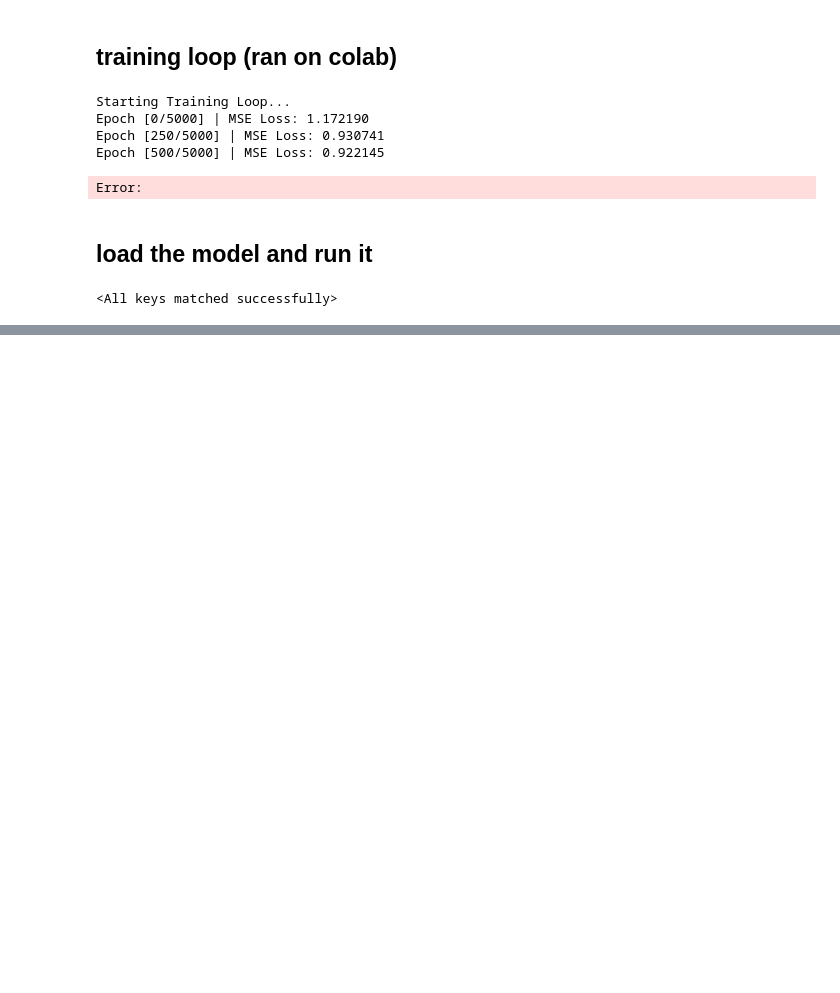
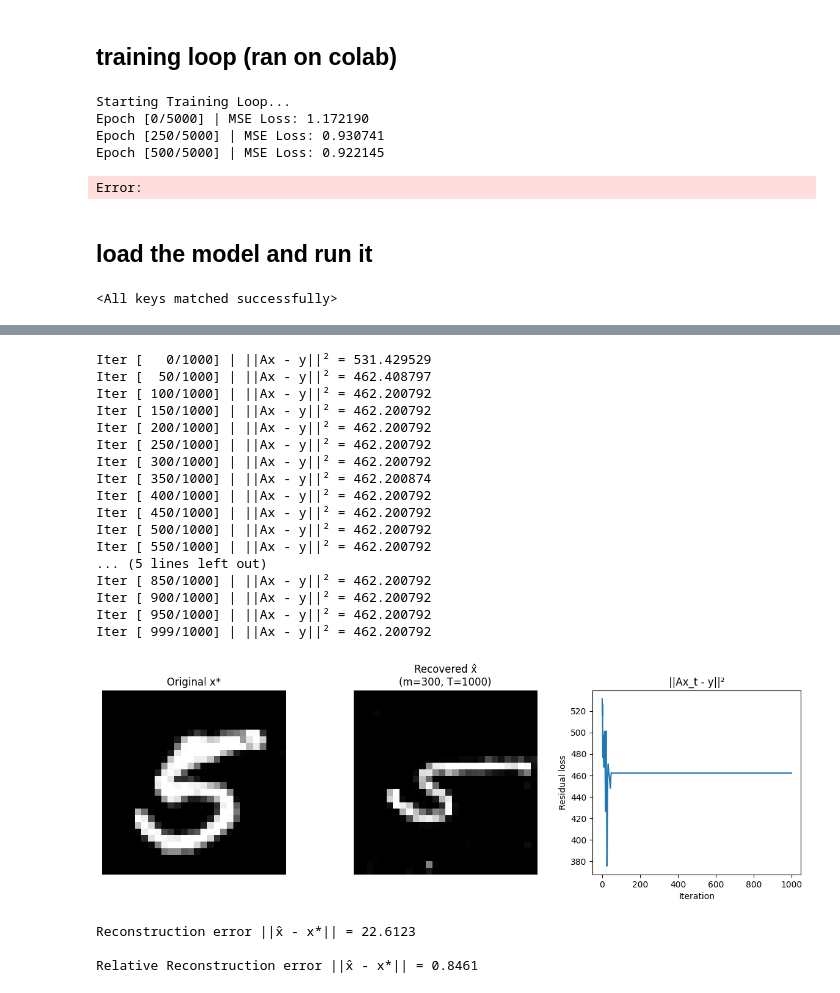
Before and after one commit to 1234krishna1234bhatt1234/GAN-based-projector-for-faster-recovery, a Jupyter notebook: Main.ipynb, the cells around one changed output, grey strips where cells are left out. Cells and saved outputs as stored; diff of their text form; code cells hidden in the pictures; blank space fills up the shorter version.

```diff
--- a/Main.ipynb
+++ b/Main.ipynb
@@ -183,0 +253,73 @@ plt.show()
+# %%
+# ============================================================
+# Demo: Compress a generated image and recover it
+# ============================================================
+
+m          = 300        # number of measurements  (m << 784)
+n          = 28 * 28    # signal dimension
+eta        = 0.05       # step size  (tune this if it diverges)
+T          = 500        # iterations
+
+# ── 1. Create a ground-truth image from G ───────────────────
+with torch.no_grad():
+    z_true       = torch.randn(1, 100, 1, 1).to(device)
+    x_true_img   = G(z_true)                         # (1,1,28,28)  in [-1,1]
+    x_true       = x_true_img.view(n).to(device)     # flatten to (784,)
+
+# ── 2. Build random Gaussian measurement matrix A ───────────
+torch.manual_seed(42)
+A = (torch.randn(m, n) / (m ** 0.5)).to(device)     # (m, n)
+
+# ── 3. Simulate observations  y = Ax* ───────────────────────
+with torch.no_grad():
+    y = A @ x_true                                   # (m,)
+
+# ── 4. Run the algorithm ─────────────────────────────────────
+x_hat, losses = pgd_on_range_G(A, y, G, G_inv, eta=eta, T=T, device=device)
+
+# ── 5. Visualise results ─────────────────────────────────────
+fig, axes = plt.subplots(1, 3, figsize=(12, 4))
+
+axes[0].imshow(x_true_img.cpu().detach().numpy().reshape(28, 28), cmap='gray')
+axes[0].set_title('Original x*')
+axes[0].axis('off')
+
+axes[1].imshow(x_hat.cpu().detach().numpy().reshape(28, 28), cmap='gray')
+axes[1].set_title(f'Recovered x̂\n(m={m}, T={T})')
+axes[1].axis('off')
+
+axes[2].plot(losses)
+axes[2].set_title('||Ax_t - y||²')
+axes[2].set_xlabel('Iteration')
+axes[2].set_ylabel('Residual loss')
+
+plt.tight_layout()
+plt.show()
+
+# ── 6. Pixel-space reconstruction error ──────────────────────
+with torch.no_grad():
+    err = torch.norm(x_hat.view(n) - x_true).item()
+print(f"\nReconstruction error ||x̂ - x*|| = {err:.4f}")
+print(f"\nRelative Reconstruction error ||x̂ - x*|| = {err / torch.norm(x_true).item():.4f}")
+# %% [output]
+Iter [   0/1000] | ||Ax - y||² = 531.429529
+Iter [  50/1000] | ||Ax - y||² = 462.408797
+Iter [ 100/1000] | ||Ax - y||² = 462.200792
+Iter [ 150/1000] | ||Ax - y||² = 462.200792
+Iter [ 200/1000] | ||Ax - y||² = 462.200792
+Iter [ 250/1000] | ||Ax - y||² = 462.200792
+Iter [ 300/1000] | ||Ax - y||² = 462.200792
+Iter [ 350/1000] | ||Ax - y||² = 462.200874
+Iter [ 400/1000] | ||Ax - y||² = 462.200792
+Iter [ 450/1000] | ||Ax - y||² = 462.200792
+Iter [ 500/1000] | ||Ax - y||² = 462.200792
+Iter [ 550/1000] | ||Ax - y||² = 462.200792
+... (5 lines left out)
+Iter [ 850/1000] | ||Ax - y||² = 462.200792
+Iter [ 900/1000] | ||Ax - y||² = 462.200792
+Iter [ 950/1000] | ||Ax - y||² = 462.200792
+Iter [ 999/1000] | ||Ax - y||² = 462.200792
+[figure, added]
+Reconstruction error ||x̂ - x*|| = 22.6123
+
+Relative Reconstruction error ||x̂ - x*|| = 0.8461
```
Also changed, not shown: parts of 5 cells of this notebook.
